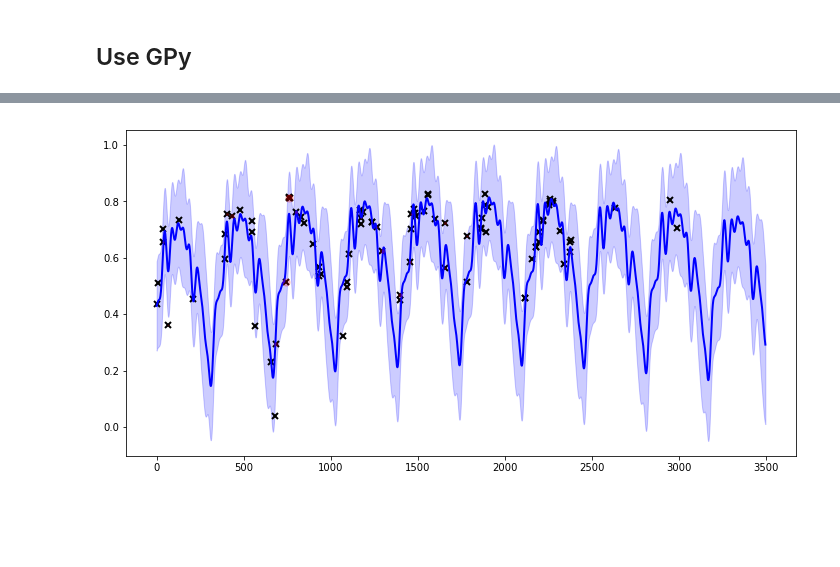
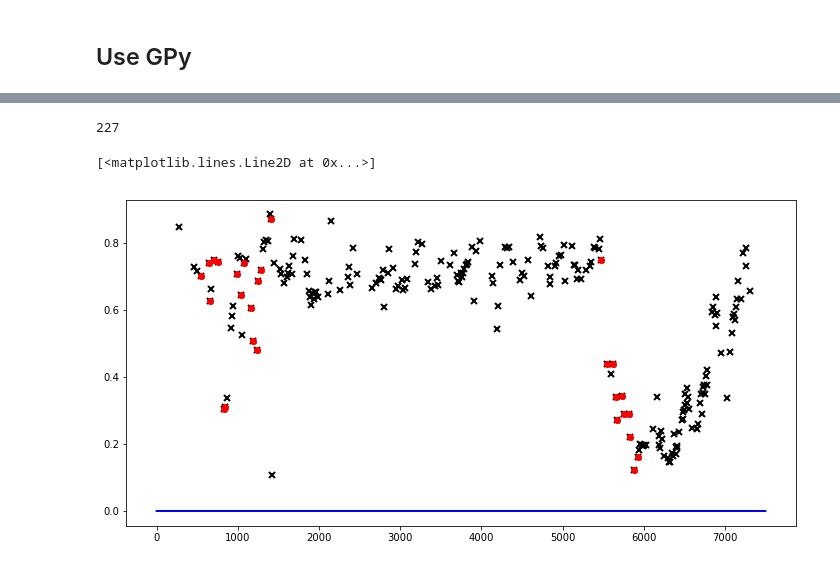
Before and after one commit to edd3x/Sat_im, a Jupyter notebook: Pete-Hackday-notebook.ipynb, the cells around one changed output, grey strips where cells are left out. Cells and saved outputs as stored; diff of their text form; code cells hidden in the pictures; blank space fills up the shorter version.

```diff
--- a/Pete-Hackday-notebook.ipynb
+++ b/Pete-Hackday-notebook.ipynb
@@ -30,7 +30,7 @@ YP1_2012__Liu_1__8.feather
 ## Read in an example dataframe
 # %%
 
-df = feather.read_dataframe('HackTimeSeries/AD1_2002__Kruess_1__12.feather')
+df = feather.read_dataframe('HackTimeSeries/SE2_2014a_Craig_1__10.feather')
 # %%
 df
 # %% [output]
@@ -186,5 +199,6 @@ k_add = k1+k2
 # %%
-m = GPy.models.GPRegression(X/365.0,Y,k_add)
+
+m = GPy.models.GPRegression(X[X<5000][:,None]/365.25,Y[X<5000][:,None],k_add)
 # %%
 fig = m.plot()
 GPy.plotting.show(fig)
@@ -246,14 +261,22 @@ Updates: True
 log_pred=np.zeros((Y.size))
 import scipy.stats as st
 
+ii=0
+xx = np.arange(0, 7500,1,dtype=float)[:,None]
+mean_final=np.zeros(7500)
+variance_final=np.zeros(7500)
 for i in range(2,Y.size-1):
     print i,X[i],Y[i]
-    m = GPy.models.GPRegression(X[0:i,:]/365.0,Y[0:i,:],k1+k2)
-    try:
-        m.optimize()
-        m.optimize_restarts(num_restarts=10,verbose=False)
-        mean,variance=m.predict(X[i+1:i+3,:]/365.0)
-        log_pred[i]=st.norm.ppf(st.norm.cdf(Y[i+1,:], loc=mean, scale=np.sqrt(variance)))[0]
-    except:
-        print 'issue'
+    m = GPy.models.GPRegression(X[ii:i,:]/365.0,Y[ii:i,:],k1+k3)
+
+    m.optimize()
+    m.optimize_restarts(num_restarts=5,verbose=False)
+    mean,variance=m.predict(X[i+1:i+3,:]/365.25)
+    log_pred[i]=st.norm.ppf(st.norm.cdf(Y[i+1,:], loc=mean, scale=np.sqrt(variance)))[0]
+
+    if (np.abs(log_pred[i])>3.0) & (i-ii)>10:
+        m_tmp,v_tmp=m.predict(xx[xx<X[i+1]])
+        mean_final[ii:i]=m_tmp
+        variance_final[ii:i]=v_tmp
+        ii=i
 # %% [output]
@@ -299,12 +366,17 @@ issue
+# %%
+Y.size
+# %% [output]
+227
 # %%
-xx = np.arange(0, 3500,1,dtype=float)[:,None]
-mean, var = m.predict(xx/365.0)
+xx = np.arange(0, 7500,1,dtype=float)[:,None]
+
 plt.figure(figsize=(12, 6))
 plt.plot(X, Y, 'kx', mew=2)
-plt.plot(xx, mean, 'b', lw=2)
-plt.fill_between(xx[:,0], mean[:,0] - 2*np.sqrt(var[:,0]), mean[:,0] + 2*np.sqrt(var[:,0]), color='blue', alpha=0.2)
-for i in range(0,log_pred.size):
-    plt.plot(X[i],Y[i], 'ro', markersize=log_pred[i], alpha=0.2)
-#plt.plot(X,Y, '')
+plt.plot(xx, mean_final, 'b', lw=2)
+plt.fill_between(xx[:,0], mean_final[:] - 2*np.sqrt(variance_final[:]), mean_final[:] + 2*np.sqrt(variance_final[:]), color='blue', alpha=0.2)
+#for i in range(0,log_pred.size):
+    #plt.plot(X[i],Y[i], 'ro', markersize=log_pred[i], alpha=0.2)
+plt.plot(X[np.abs(log_pred)>3.0],Y[np.abs(log_pred)>3.0],'ro')
 # %% [output]
+[<matplotlib.lines.Line2D at 0x...>]
-[figure, old version]
+[figure, new version]
```
Also changed, not shown: parts of 14 cells of this notebook.
